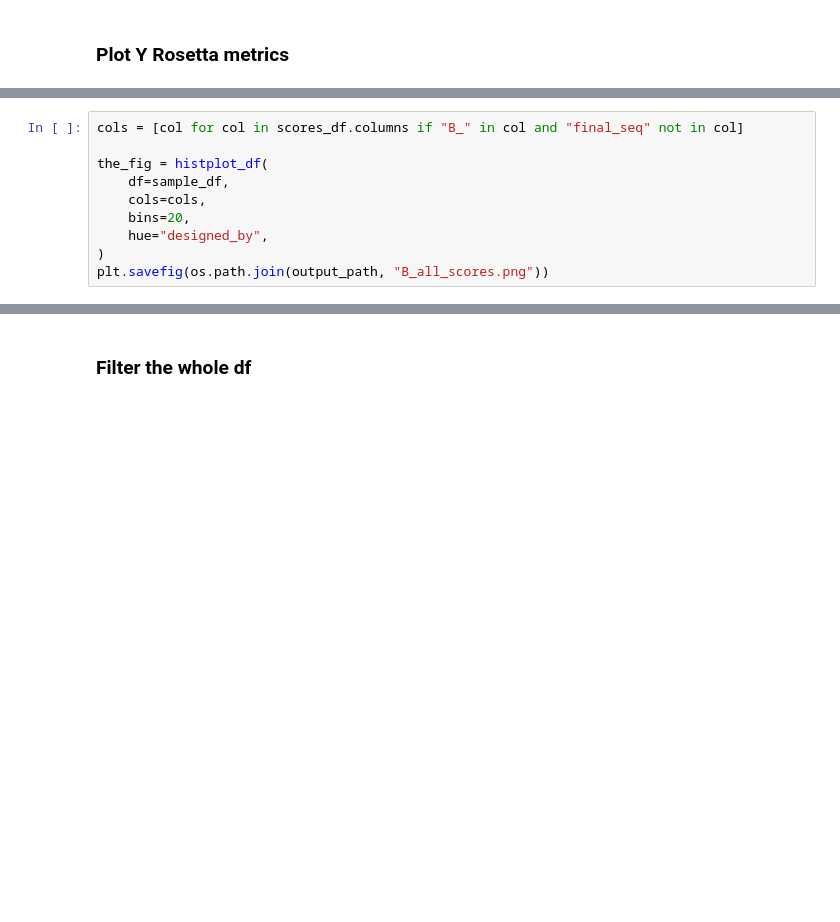
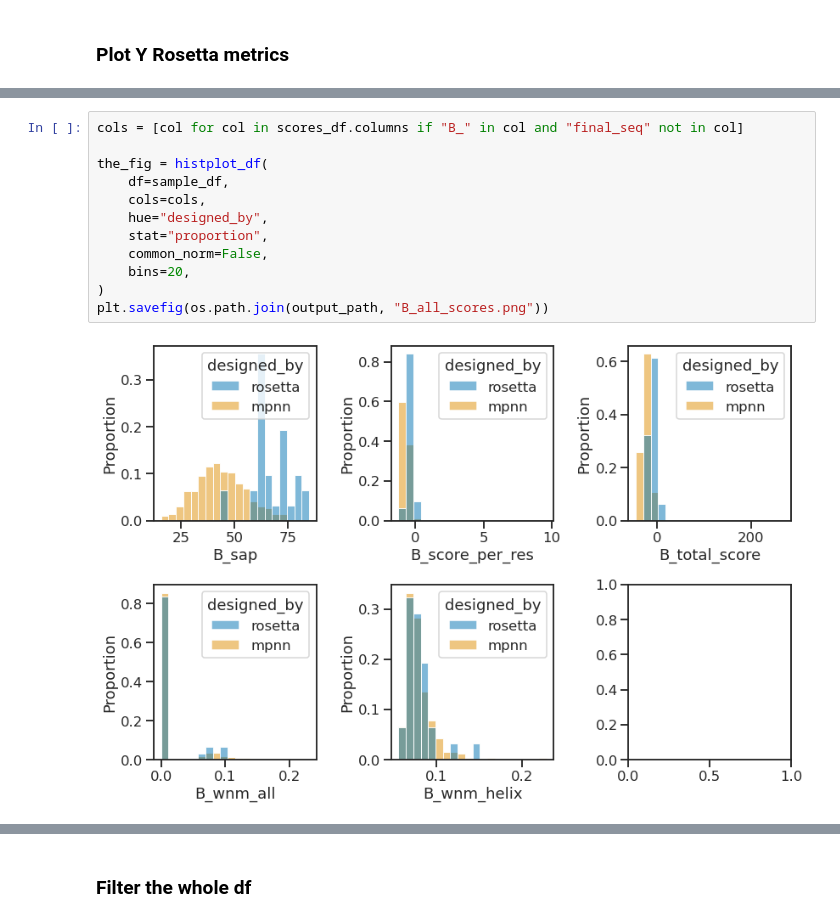
Before and after one commit to proleu/crispy_shifty, a Jupyter notebook: projects/crispy_shifties/09_filter_and_order.ipynb, the cells around one changed output, grey strips where cells are left out. Saved outputs shown, nothing was run; the diff lists cells and outputs as text; blank space fills up the shorter version.

```diff
--- a/projects/crispy_shifties/09_filter_and_order.ipynb
+++ b/projects/crispy_shifties/09_filter_and_order.ipynb
@@ -170,13 +178,17 @@ plt.savefig(os.path.join(output_path, "A_all_scores.png"))
 # %%
 cols = [col for col in scores_df.columns if "B_" in col and "final_seq" not in col]
 
 the_fig = histplot_df(
     df=sample_df,
     cols=cols,
+    hue="designed_by",
+    stat="proportion",
+    common_norm=False,
     bins=20,
-    hue="designed_by",
 )
 plt.savefig(os.path.join(output_path, "B_all_scores.png"))
+# %% [output]
+[figure, added]
 # %%
 cols = [col for col in scores_df.columns if "C_" in col and "final_seq" not in col]
 
```
Also changed, not shown: parts of 21 cells of this notebook, 1 other file.
